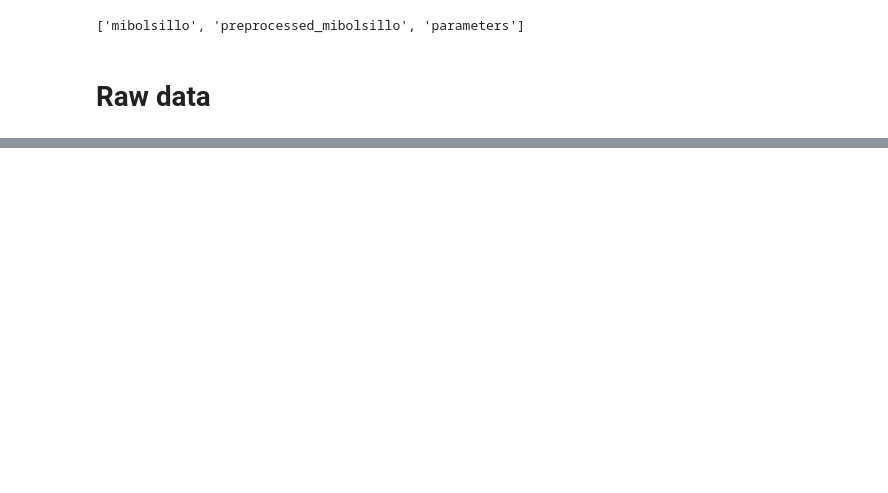
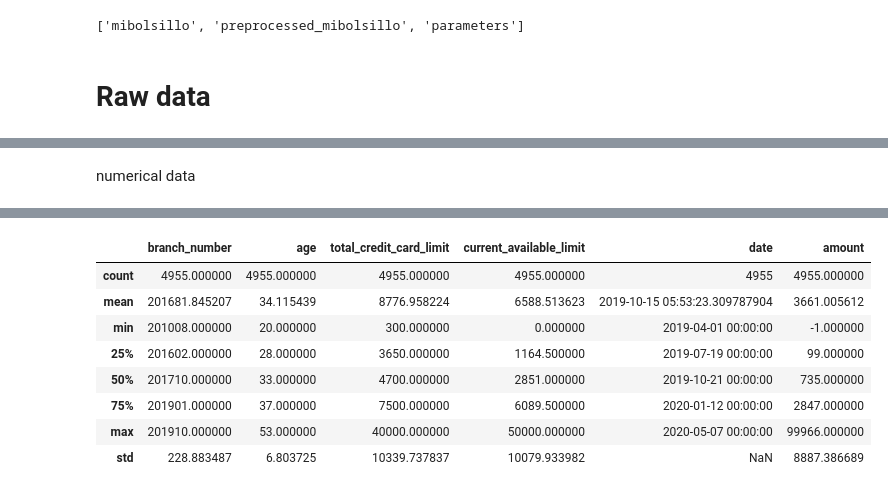
Before and after one commit to xrhd/brazilian-credit-card-spending, a Jupyter notebook: notebooks/Explore.ipynb, the cells around one changed output, grey strips where cells are left out. Saved outputs shown, nothing was run; the diff lists cells and outputs as text; code cells hidden in the pictures; blank space fills up the shorter version.

Commit message:
feat: cleaning data with preprocessing node

```diff
--- a/notebooks/Explore.ipynb
+++ b/notebooks/Explore.ipynb
@@ -104,0 +85,6 @@ class Pipeline:
+# %% [markdown]
+numerical data
+# %%
+df.amount = df.amount.apply(lambda amount: amount.replace("$", "").replace(",", "").replace(' -   ', '-1')).astype(float) # fix amount column
+df.describe()
+# %% [output]
@@ -104,0 +92,9 @@ class Pipeline:
+|  | branch_number | age | total_credit_card_limit | current_available_limit | date | amount |
+| count | 4955.000000 | 4955.000000 | 4955.000000 | 4955.000000 | 4955 | 4955.000000 |
+| mean | 201681.845207 | 34.115439 | 8776.958224 | 6588.513623 | 2019-10-15 05:53:23.309787904 | 3661.005612 |
+| min | 201008.000000 | 20.000000 | 300.000000 | 0.000000 | 2019-04-01 00:00:00 | -1.000000 |
+| 25% | 201602.000000 | 28.000000 | 3650.000000 | 1164.500000 | 2019-07-19 00:00:00 | 99.000000 |
+| 50% | 201710.000000 | 33.000000 | 4700.000000 | 2851.000000 | 2019-10-21 00:00:00 | 735.000000 |
+| 75% | 201901.000000 | 37.000000 | 7500.000000 | 6089.500000 | 2020-01-12 00:00:00 | 2847.000000 |
+| max | 201910.000000 | 53.000000 | 40000.000000 | 50000.000000 | 2020-05-07 00:00:00 | 99966.000000 |
+| std | 228.883487 | 6.803725 | 10339.737837 | 10079.933982 | NaN | 8887.386689 |
```
Also changed, not shown: parts of 19 cells of this notebook, 7 other files.
